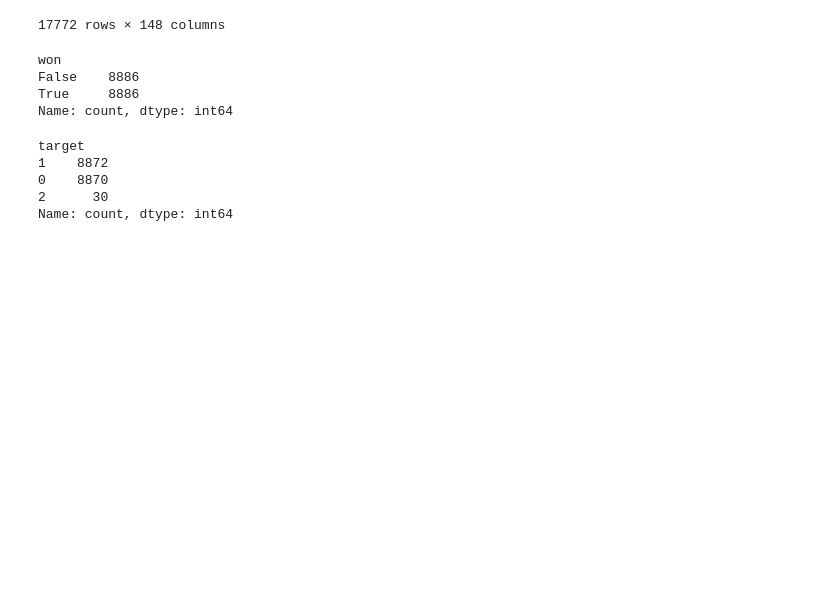
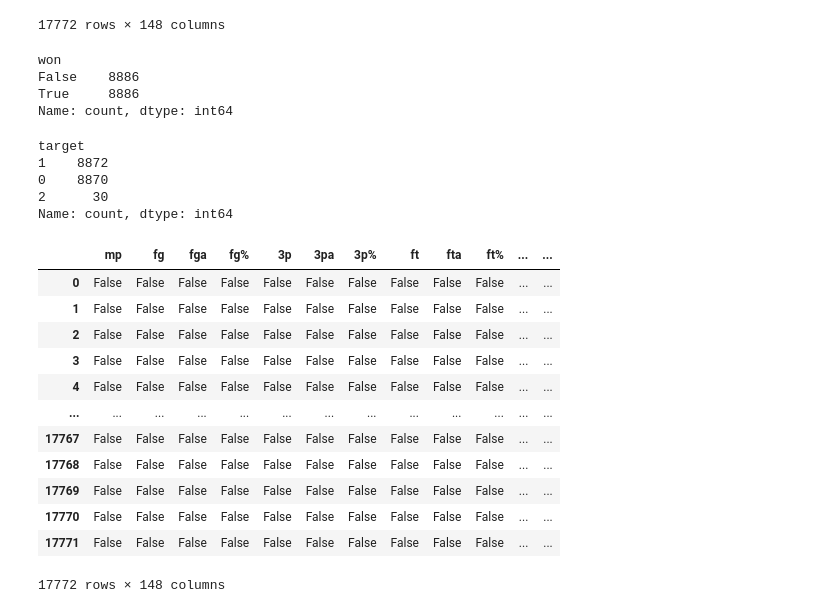
Before and after one commit to thopsialive/Predicting-NBA-Games, a Jupyter notebook: predict.ipynb, the cells around one changed output. Drawn from its saved outputs; the diff is of its cells as text; code cells hidden in the pictures; blank space fills up the shorter version.

```diff
--- a/predict.ipynb
+++ b/predict.ipynb
@@ -179,3 +179,19 @@ target
 Name: count, dtype: int64
 # %%
 #machine learning models work poorly with null values
+nulls = pd.isnull(df)
+nulls
+# %% [output]
+|  | mp | fg | fga | fg% | 3p | 3pa | 3p% | ft | fta | ft% | ... | ... |
+| 0 | False | False | False | False | False | False | False | False | False | False | ... | ... |
+| 1 | False | False | False | False | False | False | False | False | False | False | ... | ... |
+| 2 | False | False | False | False | False | False | False | False | False | False | ... | ... |
+| 3 | False | False | False | False | False | False | False | False | False | False | ... | ... |
+| 4 | False | False | False | False | False | False | False | False | False | False | ... | ... |
+| ... | ... | ... | ... | ... | ... | ... | ... | ... | ... | ... | ... | ... |
+| 17767 | False | False | False | False | False | False | False | False | False | False | ... | ... |
+| 17768 | False | False | False | False | False | False | False | False | False | False | ... | ... |
+| 17769 | False | False | False | False | False | False | False | False | False | False | ... | ... |
+| 17770 | False | False | False | False | False | False | False | False | False | False | ... | ... |
+| 17771 | False | False | False | False | False | False | False | False | False | False | ... | ... |
+17772 rows × 148 columns
```
Also changed, not shown: parts of 5 cells of this notebook.
